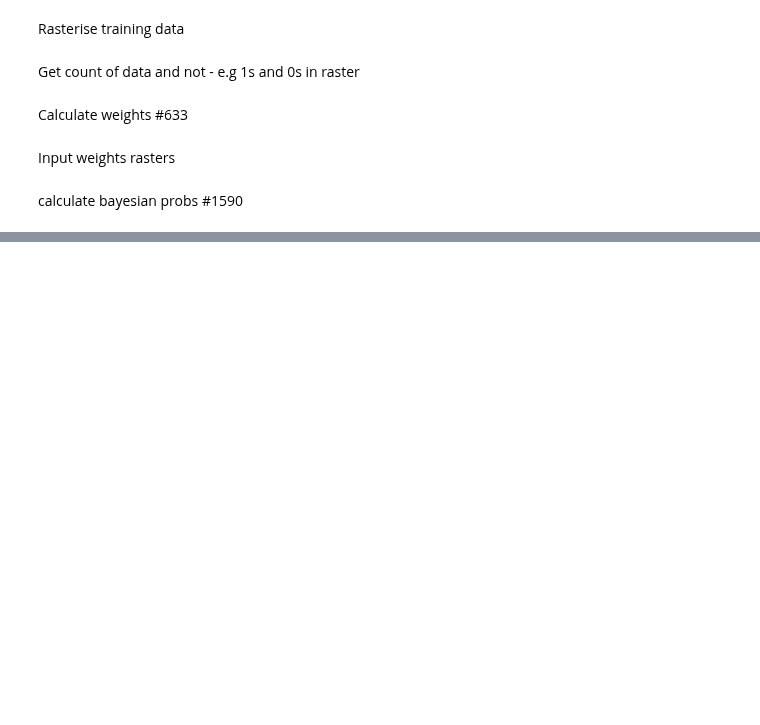
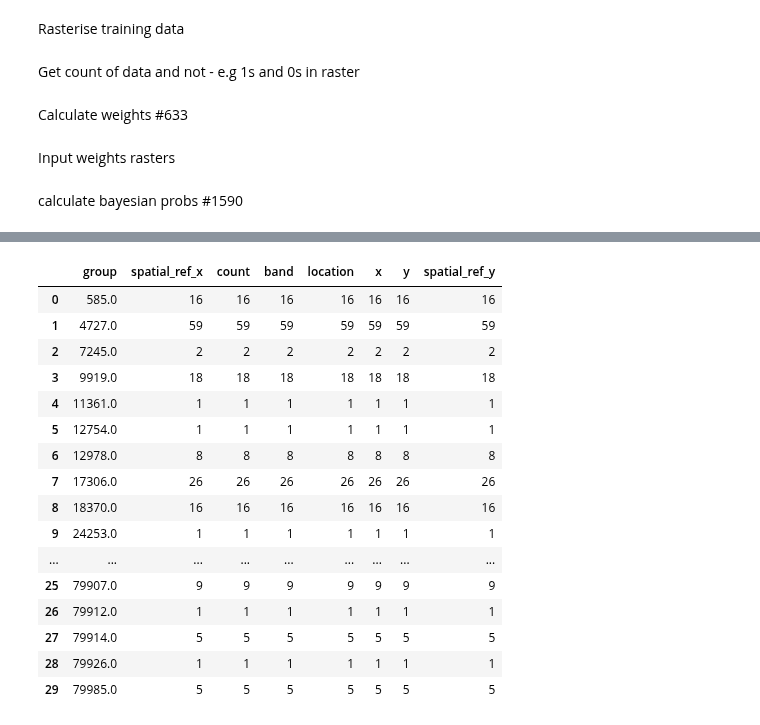
Before and after one commit to RichardScottOZ/Simple-Weights-of-Evidence, a Jupyter notebook: WoE-Test.ipynb, the cells around one changed output, grey strips where cells are left out. Drawn from its saved outputs; the diff is of its cells as text; code cells hidden in the pictures; blank space fills up the shorter version.

```diff
--- a/WoE-Test.ipynb
+++ b/WoE-Test.ipynb
@@ -208,5 +106,0 @@ dict_keys(['Dist2Breccia.tif', 'Dist2Fault.tif', 'FaultDensity.tif', 'StratNo.ti
-# %%
-valCount = {}
-for d in depSig:
-    print(d)
-    valCount[d] = freq_table[d].merge(depSig[d], left_on="count",right_on="group")
@@ -238,0 +208,5 @@ Index: []
+# %%
+valCount = {}
+for d in depSig:
+    print(d)
+    valCount[d] = freq_table[d].merge(depSig[d], left_on="group",right_on="group")
@@ -238,0 +239,24 @@ Index: []
+# %%
+gb = valCount[d].groupby('group').count().reset_index()
+gb = gb[['group','count']]
+gb.columns = value
+
+gb
+# %% [output]
+|  | group | spatial_ref_x | count | band | location | x | y | spatial_ref_y |
+| 0 | 585.0 | 16 | 16 | 16 | 16 | 16 | 16 | 16 |
+| 1 | 4727.0 | 59 | 59 | 59 | 59 | 59 | 59 | 59 |
+| 2 | 7245.0 | 2 | 2 | 2 | 2 | 2 | 2 | 2 |
+| 3 | 9919.0 | 18 | 18 | 18 | 18 | 18 | 18 | 18 |
+| 4 | 11361.0 | 1 | 1 | 1 | 1 | 1 | 1 | 1 |
+| 5 | 12754.0 | 1 | 1 | 1 | 1 | 1 | 1 | 1 |
+| 6 | 12978.0 | 8 | 8 | 8 | 8 | 8 | 8 | 8 |
+| 7 | 17306.0 | 26 | 26 | 26 | 26 | 26 | 26 | 26 |
+| 8 | 18370.0 | 16 | 16 | 16 | 16 | 16 | 16 | 16 |
+| 9 | 24253.0 | 1 | 1 | 1 | 1 | 1 | 1 | 1 |
+| ... | ... | ... | ... | ... | ... | ... | ... | ... |
+| 25 | 79907.0 | 9 | 9 | 9 | 9 | 9 | 9 | 9 |
+| 26 | 79912.0 | 1 | 1 | 1 | 1 | 1 | 1 | 1 |
+| 27 | 79914.0 | 5 | 5 | 5 | 5 | 5 | 5 | 5 |
+| 28 | 79926.0 | 1 | 1 | 1 | 1 | 1 | 1 | 1 |
+| 29 | 79985.0 | 5 | 5 | 5 | 5 | 5 | 5 | 5 |
```
Also changed, not shown: parts of 32 cells of this notebook.
